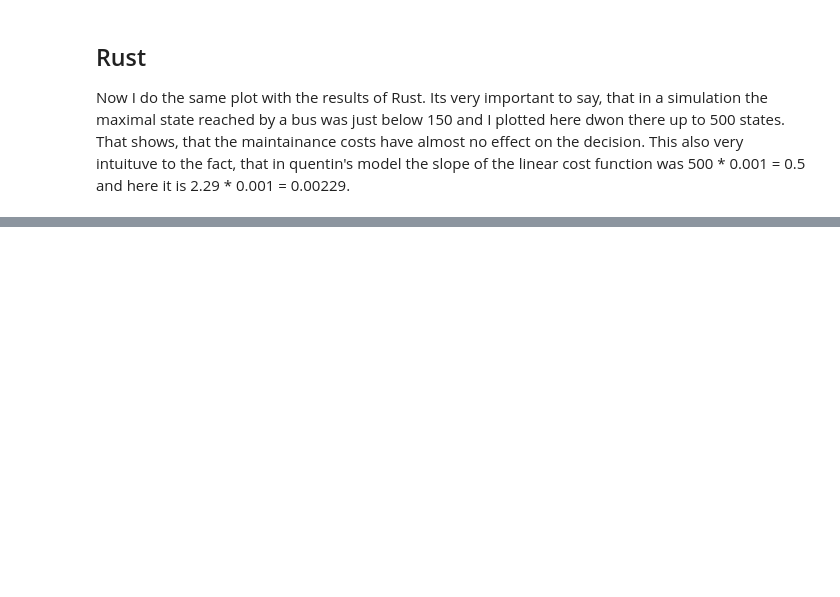
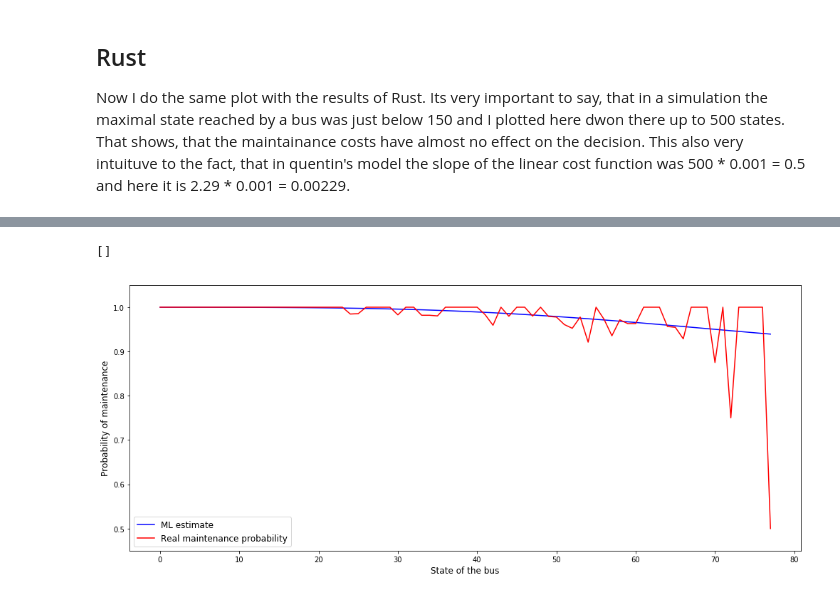
Before and after one commit to OpenSourceEconomics/ruspy, a Jupyter notebook: promotion/Probabilities and choices/Probabilites and choices.ipynb, the cells around one changed output, grey strips where cells are left out. Drawn from its saved outputs; the diff is of its cells as text; code cells hidden in the pictures; blank space fills up the shorter version.

```diff
--- a/promotion/Probabilities and choices/Probabilites and choices.ipynb
+++ b/promotion/Probabilities and choices/Probabilites and choices.ipynb
@@ -124,0 +122,33 @@ plt.plot()
+# %%
+max_state = repl_data.state.max()
+real_maint = [0] * (max_state + 1)
+real_repl = [0] * (max_state + 1)
+for i in range(max_state + 1):
+    df = repl_data[repl_data.state == i]
+    real_repl[i] = df.decision.sum() / df.shape[0]
+    real_maint[i] = 1 - real_repl[i]
+# %%
+num_states = 90
+costs = cost_func(num_states, lin_cost, params)
+trans_mat_ml = create_transition_matrix(num_states, ml_trans)
+ev_ml = calc_fixp(num_states, trans_mat_ml, costs, beta)
+choice_ml = choice_prob(ev_ml, params, beta)
+# %%
+states = range(max_state + 1)
+fig = plt.figure(figsize=(14, 6))
+ax = fig.add_subplot(111)
+ax.set_ylim([0.45, 1.05])
+ax.set_ylabel(r"Probability of maintenance",fontsize=12)
+ax.set_xlabel(r"State of the bus", fontsize=12)
+ax.plot(states, choice_ml[:max_state + 1, 0], color='blue', label='ML estimate')
+ax.plot(states, real_maint, color='red', label='Real maintenance probability')
+
+
+plt.legend()
+ax.legend(fontsize=12)
+plt.tight_layout()
+
+plt.plot()
+# %% [output]
+[]
+[figure, added]
```
Also changed, not shown: parts of 7 cells of this notebook.
